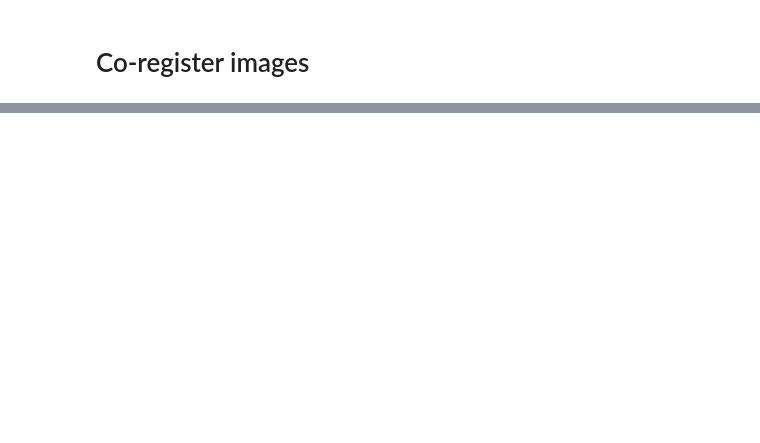
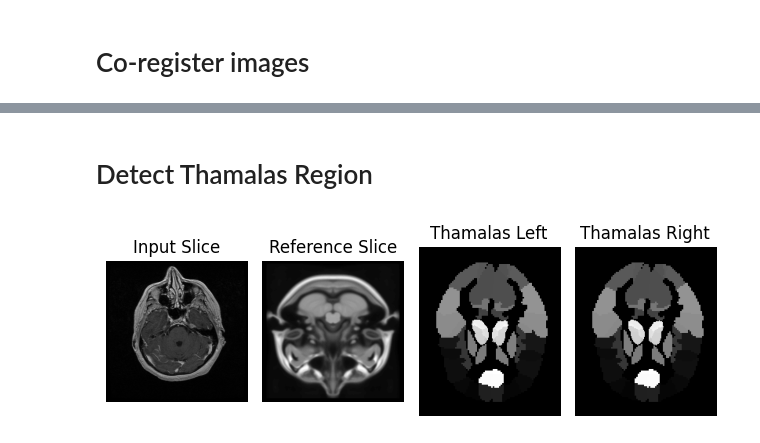
Before and after one commit to claredavies/MedicalImaging, a Jupyter notebook: MedicalImagingProject.ipynb, the cells around one changed output, grey strips where cells are left out. Cells and saved outputs as stored; diff of their text form; code cells hidden in the pictures; blank space fills up the shorter version.

```diff
--- a/MedicalImagingProject.ipynb
+++ b/MedicalImagingProject.ipynb
@@ -495,0 +565,50 @@ plt.show()
+# %% [markdown]
+# Detect Thamalas Region
+# %%
+[_, input_dcm] = load_dicom_files_from_folder('output/RM_Brain_3D-SPGR')
+_, input_images = rearrange_pixel_arrays(_, input_dcm)
+
+reference_dcm = pydicom.dcmread('icbm_avg_152_t1_tal_nlin_symmetric_VI.dcm')
+ref_images = reference_dcm.pixel_array
+# input_image =input_dcm[100].pixel_array
+
+input_images, ref_images = resize_to_same(input_images, ref_images)
+coregistered_images = coregistration(input_images, ref_images)
+
+thamalus_dcm = pydicom.dcmread('AAL3_1mm.dcm')
+thamalus_slice_data = thamalus_dcm.pixel_array
+
+# Select a specific slice from the pixel data
+ref_slice_index = 100  # Adjust this value to the desired slice index
+ref_slice_data = reference_dcm.pixel_array[ref_slice_index]
+
+# Create a figure with two subplots
+fig, axs = plt.subplots(1, 4)
+
+# Display the input slice in the first subplot
+axs[0].imshow(input_images[20], cmap=plt.cm.gray)
+axs[0].axis('off')  # Hide the axis ticks
+axs[0].set_title('Input Slice')
+
+# Display the reference slice in the second subplot
+axs[1].imshow(ref_images[20], cmap=plt.cm.gray)
+axs[1].axis('off')  # Hide the axis ticks
+axs[1].set_title('Reference Slice')
+
+# Display the reference slice in the second subplot
+axs[2].imshow(thamalus_slice_data[81], cmap=plt.cm.gray)
+axs[2].axis('off')  # Hide the axis ticks
+axs[2].set_title('Thamalas Left')
+
+# Display the reference slice in the second subplot
+axs[3].imshow(thamalus_slice_data[82], cmap=plt.cm.gray)
+axs[3].axis('off')  # Hide the axis ticks
+axs[3].set_title('Thamalas Right')
+
+# Adjust the spacing between subplots
+fig.tight_layout()
+
+# Show the figure
+plt.show()
+# %% [output]
+[figure, added]
```
Also changed, not shown: parts of 28 cells of this notebook.
